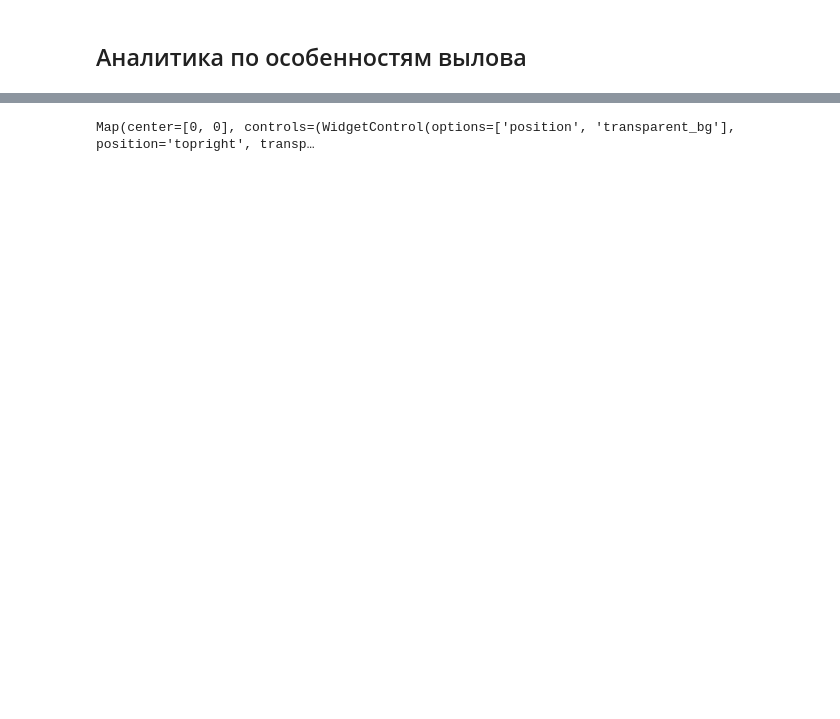
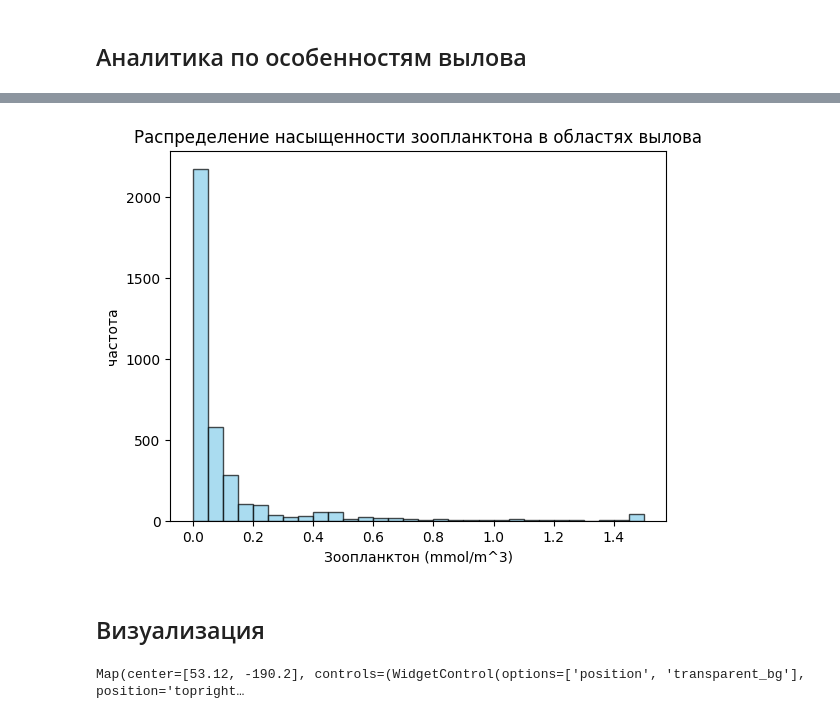
Before and after one commit to endermend/sat-model-1, a Jupyter notebook: sat-model-2.ipynb, the cells around one changed output, grey strips where cells are left out. Drawn from its saved outputs; the diff is of its cells as text; code cells hidden in the pictures; blank space fills up the shorter version.

```diff
--- a/sat-model-2.ipynb
+++ b/sat-model-2.ipynb
@@ -278,3 +248,14 @@ HBox(children=(VBox(children=(Label(value='30108'), Checkbox(value=True, indent=
+# %%
+
+%matplotlib inline
+ax = plt.subplot()
+ax.hist(df['zoo'].clip(0, 1.5), bins=30, color='skyblue', edgecolor='black', alpha=0.7)
+ax.set_xlabel('Зоопланктон (mmol/m^3)')
+ax.set_ylabel('частота')
+ax.set_title('Распределение насыщенности зоопланктона в областях вылова')
+plt.show();
+# %% [output]
+[figure, added]
 # %%
 def hsl_to_hex(h, s, l):
     """Convert HSL to hex color."""
@@ -360,19 +384,26 @@ def layer_ice(m, ebsRegion):
-# %%
-m = geemap.Map()
-padding = 2
-ebsRegion = ee.Geometry.Rectangle((df['lon']+360).mod(360).min()-padding, df['lat'].min()-padding,
-                                  (df['lon']+360).mod(360).max()+padding, df['lat'].max()+padding)
-
-layer_depth(m, ebsRegion)
-layer_ice(m, ebsRegion)
-layer_temperature(m, ebsRegion)
-layer_point(m, ebsRegion)
-
-m.add("inspector")
-m.centerObject(ebsRegion)
-m
-# %% [output]
-Map(center=[0, 0], controls=(WidgetControl(options=['position', 'transparent_bg'], position='topright', transp…
+# %% [markdown]
+## Визуализация
+# %%
+from utils.calculate_region import region_from_df
+from utils.image_supplier import supply
+
+m = geemap.Map(zoom = 1)
+padding = 2
+ebsRegion = region_from_df(df['lat'], df['lon'])
+
+m_filter = ee.Filter.date('2024-06-01', '2024-06-30')
+
+# supply(layer_depth, m, ebsRegion=ebsRegion)
+supply(layer_ice, m, filter=m_filter, ebsRegion=ebsRegion)
+# supply(layer_temperature, m, filter=m_filter, ebsRegion=ebsRegion)
+# supply(layer_plancton, m, filter=m_filter, ebsRegion=ebsRegion)
+supply(layer_point, m, filter=m_filter)
+
+# m.add("inspector")
+m.setCenter(-190.20, 53.12, zoom=4)
+m
+# %% [output]
+Map(center=[53.12, -190.2], controls=(WidgetControl(options=['position', 'transparent_bg'], position='topright…
 # %%
 # Сохраняем результат измерений
 df.to_csv('result.csv')
```
Also changed, not shown: parts of 14 cells of this notebook, 7 other files.
